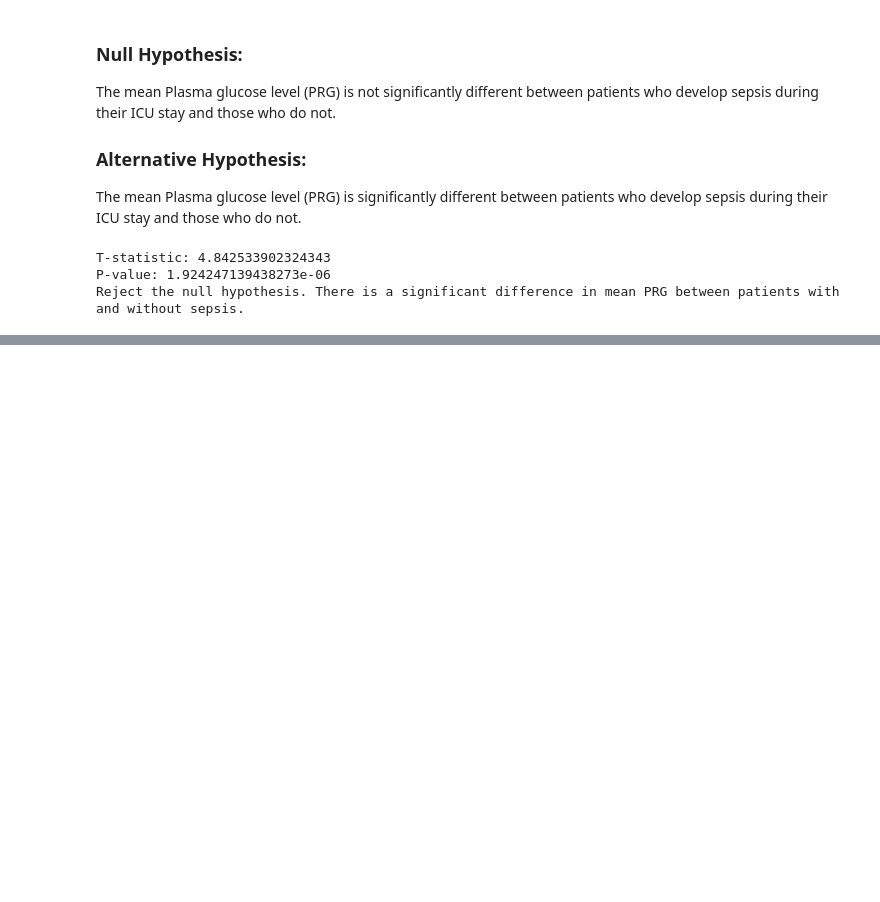
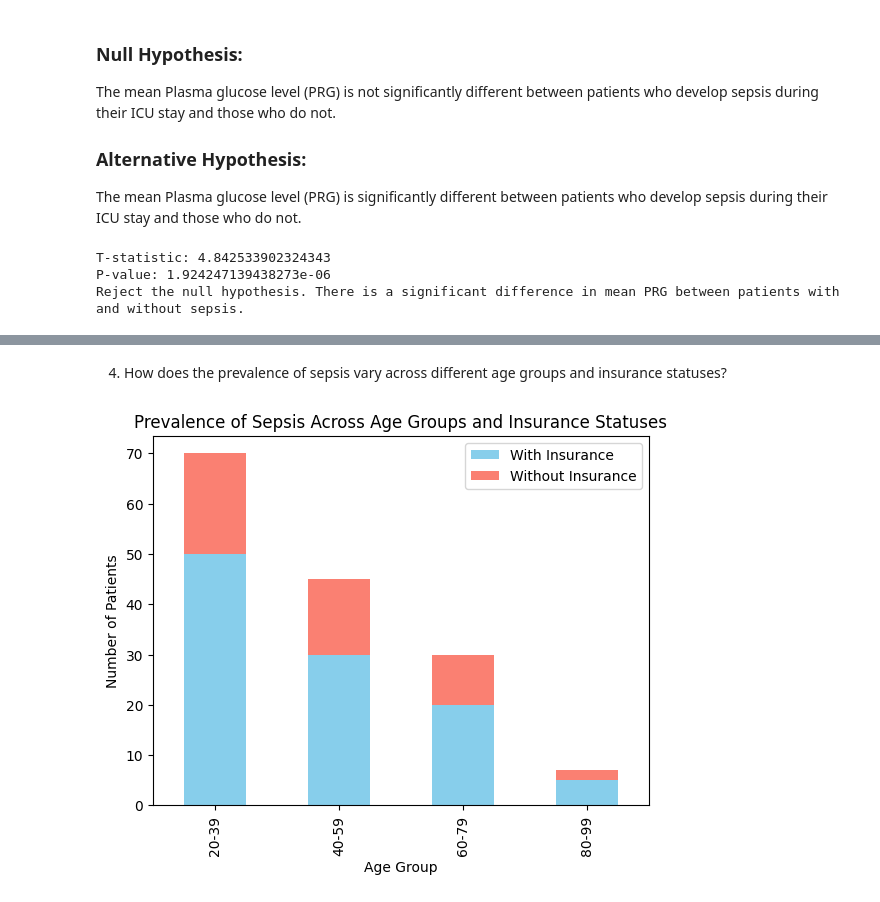
Before and after one commit to Samidirbsa/Career_Accelerator_P5-ML_API, a Jupyter notebook: Notebook.ipynb, the cells around one changed output, grey strips where cells are left out. Drawn from its saved outputs; the diff is of its cells as text; code cells hidden in the pictures; blank space fills up the shorter version.

```diff
--- a/Notebook.ipynb
+++ b/Notebook.ipynb
@@ -545,0 +659,25 @@ Reject the null hypothesis. There is a significant difference in mean PRG betwee
+# %% [markdown]
+4. How does the prevalence of sepsis vary across different age groups and insurance statuses?
+# %%
+# Sample data (replace this with your actual data)
+data = {
+    'Age Group': ['20-39', '40-59', '60-79', '80-99'],
+    'With Insurance': [50, 30, 20, 5],  # Number of patients with insurance in each age group
+    'Without Insurance': [20, 15, 10, 2],  # Number of patients without insurance in each age group
+}
+
+# Convert data to DataFrame
+df = pd.DataFrame(data)
+
+# Plot stacked bar chart
+df.set_index('Age Group').plot(kind='bar', stacked=True, color=['skyblue', 'salmon'])
+
+# Add labels and title
+plt.title('Prevalence of Sepsis Across Age Groups and Insurance Statuses')
+plt.xlabel('Age Group')
+plt.ylabel('Number of Patients')
+
+# Show plot
+plt.show()
+# %% [output]
+[figure, added]
```
Also changed, not shown: parts of 11 cells of this notebook.
